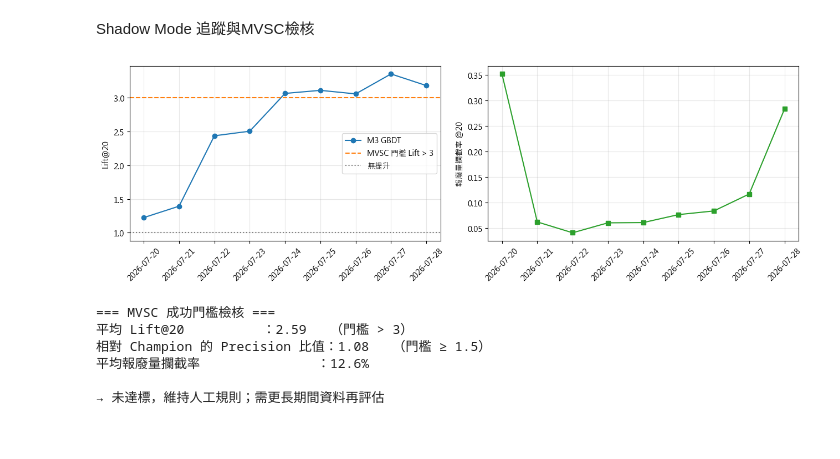
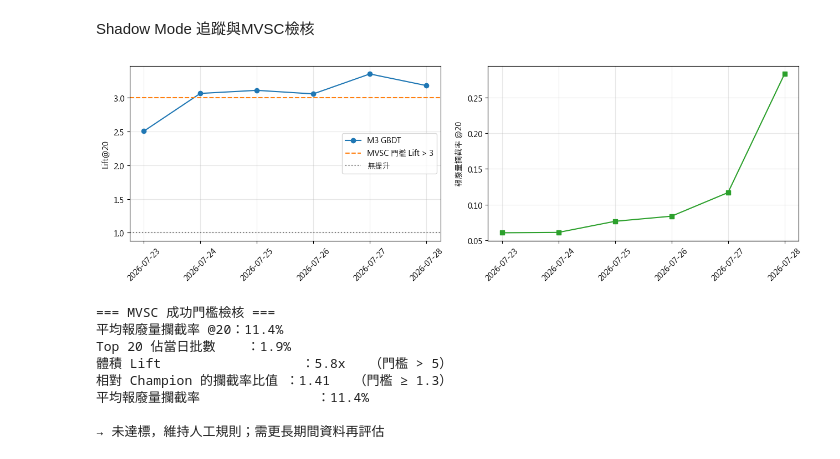
Before and after one commit to aceaceace123/test0806, a Jupyter notebook: PredictiveRiskPrior.ipynb, the cells around one changed output. Cells and saved outputs as stored; diff of their text form; code cells hidden in the pictures.

```diff
--- a/PredictiveRiskPrior.ipynb
+++ b/PredictiveRiskPrior.ipynb
@@ -340,8 +333,18 @@ def loss_capture_at_k(q, s, k):
 # %% [markdown]
 Walk-Forward 驗證
 # %%
-days = sorted(lot.date.unique())
-MIN_TRAIN_DAYS = max(2, len(days) // 3)
+# 只保留批數足夠的日子——批數過少的日子是超長滯留批的殘留，
+# 訓練集與測試集都太小，結果純屬雜訊
+MIN_LOTS_PER_DAY = 200
+
+day_size = lot.groupby("date").size()
+print("每日批數：")
+print(day_size.to_string())
+
+valid_days = sorted(day_size[day_size >= MIN_LOTS_PER_DAY].index)
+print(f"\n納入的日子（>= {MIN_LOTS_PER_DAY} 批）：{len(valid_days)} 天")
+print(f"  {valid_days[0]} ~ {valid_days[-1]}")
+MIN_TRAIN_DAYS = 2
 records = []
 
 for i in range(MIN_TRAIN_DAYS, len(days)):
@@ -557,36 +574,45 @@ Shadow Mode 追蹤與MVSC檢核
 # %%
 if not wf.empty:
     best = wf[wf.model == "M3 GBDT"].sort_values("date")
     ch   = wf[wf.model == CHAMPION].set_index("date")["P_at_K"]
 
     fig, axes = plt.subplots(1, 2, figsize=(13, 4.2))
     axes[0].plot(best.date.astype(str), best.Lift_at_K, marker="o", label="M3 GBDT")
     axes[0].axhline(3.0, color="C1", ls="--", label="MVSC 門檻 Lift > 3")
     axes[0].axhline(1.0, color="grey", ls=":", label="無提升")
     axes[0].set_ylabel(f"Lift@{K_PER_DAY}"); axes[0].legend(); axes[0].grid(alpha=.3)
     axes[0].tick_params(axis="x", rotation=45)
 
     axes[1].plot(best.date.astype(str), best.LossCap_at_K, marker="s", color="C2")
     axes[1].set_ylabel(f"報廢量攔截率 @{K_PER_DAY}"); axes[1].grid(alpha=.3)
     axes[1].tick_params(axis="x", rotation=45)
     plt.tight_layout(); plt.show()
 
     common = best.set_index("date").index.intersection(ch.index)
     mean_lift = best.Lift_at_K.mean()
     ratio = (best.set_index("date").loc[common,"P_at_K"] / ch[common].replace(0, np.nan)).mean()
 
     print("=== MVSC 成功門檻檢核 ===")
-    print(f"平均 Lift@{K_PER_DAY}          ：{mean_lift:.2f}   （門檻 > 3）")
-    print(f"相對 Champion 的 Precision 比值：{ratio:.2f}   （門檻 ≥ 1.5）")
+    lc = best.LossCap_at_K.mean()
+    k_share = K_PER_DAY / best.n_test.mean()          # Top K 佔當日的比例
+    print(f"平均報廢量攔截率 @{K_PER_DAY}：{lc:.1%}")
+    print(f"Top {K_PER_DAY} 佔當日批數    ：{k_share:.1%}")
+    print(f"體積 Lift                  ：{lc/k_share:.1f}x   （門檻 > 5）")
+    chl = wf[wf.model == CHAMPION].set_index("date")["LossCap_at_K"]
+    ratio_lc = (best.set_index("date").loc[common,"LossCap_at_K"]
+                / chl[common].replace(0, np.nan)).mean()
+    print(f"相對 Champion 的攔截率比值 ：{ratio_lc:.2f}   （門檻 ≥ 1.3）")
     print(f"平均報廢量攔截率               ：{best.LossCap_at_K.mean():.1%}")
     print("\n→", "達標，可進入 Shadow Mode 試運行"
           if (mean_lift > 3 and ratio >= 1.5)
           else "未達標，維持人工規則；需更長期間資料再評估")
 # %% [output]
-[figure, old version]
+[figure, new version]
 === MVSC 成功門檻檢核 ===
-平均 Lift@20          ：2.59   （門檻 > 3）
-相對 Champion 的 Precision 比值：1.08   （門檻 ≥ 1.5）
-平均報廢量攔截率               ：12.6%
+平均報廢量攔截率 @20：11.4%
+Top 20 佔當日批數    ：1.9%
+體積 Lift                  ：5.8x   （門檻 > 5）
+相對 Champion 的攔截率比值 ：1.41   （門檻 ≥ 1.3）
+平均報廢量攔截率               ：11.4%
 
 → 未達標，維持人工規則；需更長期間資料再評估
```
Also changed, not shown: parts of 3 cells of this notebook.
